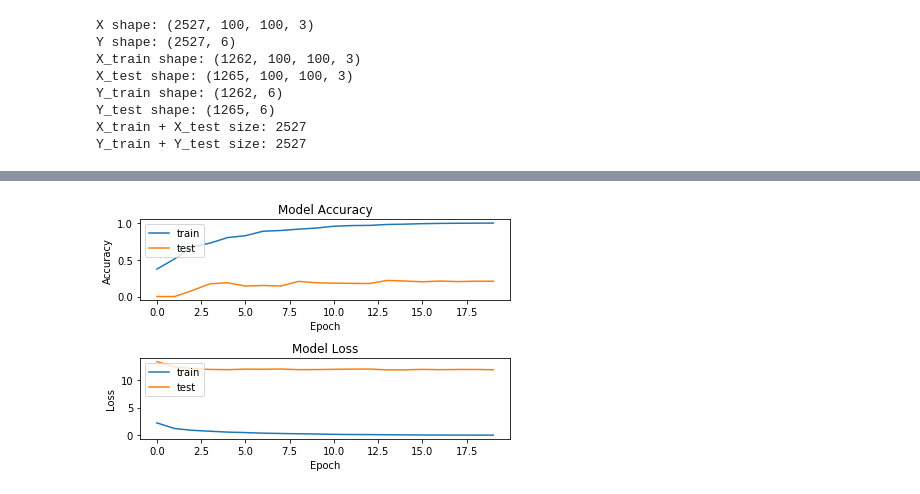
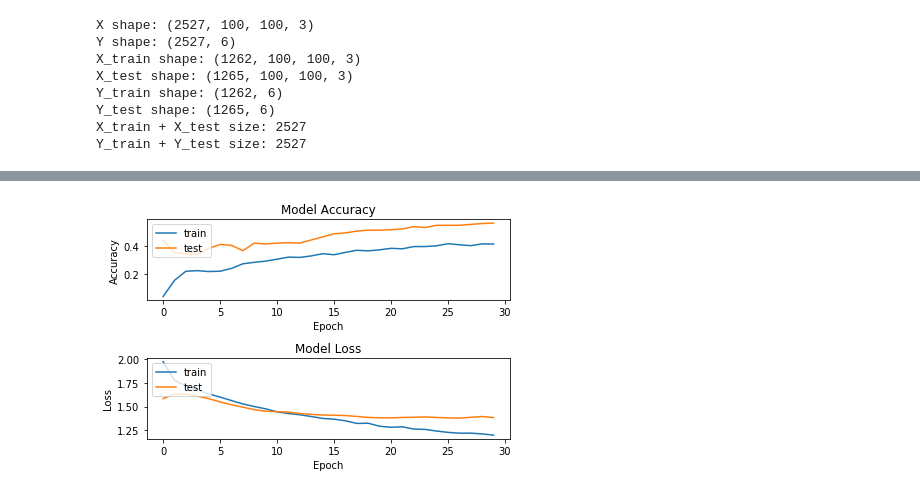
Before and after one commit to CSCI4850/S19-team1-project, a Jupyter notebook: project_code.ipynb, the cells around one changed output, grey strips where cells are left out. Saved outputs shown, nothing was run; the diff lists cells and outputs as text; code cells hidden in the pictures.

Commit message:
NN val accuracy increased.

```diff
--- a/project_code.ipynb
+++ b/project_code.ipynb
@@ -72,8 +76,8 @@ X_test = np.array([])
 Y_train = np.array([])
 Y_test = np.array([])
 
-X_train.shape = (0, 100, 100, 3)
-X_test.shape = (0, 100, 100, 3)
+X_train.shape = (0, size, size, 3)
+X_test.shape = (0, size, size, 3)
 Y_train.shape = (0, 6)
 Y_test.shape = (0, 6)
 
@@ -123,21 +127,34 @@ model = keras.Sequential()
 model.add(keras.layers.Conv2D(24, kernel_size = (1, 1), # squeeze
                               activation = 'relu',
                               bias_initializer = keras.initializers.RandomUniform(minval = 0.001, maxval = 0.4, seed = None),
-                              input_shape = [100, 100, 3]))
-model.add(keras.layers.Conv2D(24, kernel_size = (4, 4), # map
+                              kernel_initializer = keras.initializers.RandomUniform(minval = 0.001, maxval = 0.4, seed = None),
+                              input_shape = [size, size, 3]))
+#model.add(keras.layers.BatchNormalization(momentum = 0.95))
+
+model.add(keras.layers.Conv2D(24, kernel_size = (3, 3), # map
                               activation = 'relu',
-                              bias_initializer = keras.initializers.RandomUniform(minval = 0.001, maxval = 0.4, seed = None)))
+                              bias_initializer = keras.initializers.RandomUniform(minval = 0.001, maxval = 0.4, seed = None),
+                              kernel_initializer = keras.initializers.RandomUniform(minval = 0.001, maxval = 0.4, seed = None)
+                              ))
+#model.add(keras.layers.BatchNormalization(momentum = 0.95))
+
 model.add(keras.layers.Conv2D(32, kernel_size = (1, 1), # expand
                              activation = 'relu',
-                             bias_initializer = keras.initializers.RandomUniform(minval = 0.001, maxval = 0.2, seed = None)))
-model.add(keras.layers.MaxPooling2D(pool_size = (3, 3)))
+                             bias_initializer = keras.initializers.RandomUniform(minval = 0.001, maxval = 0.4, seed = None),
+                             kernel_initializer = keras.initializers.RandomUniform(minval = 0.001, maxval = 0.4, seed = None)
+                             ))
+model.add(keras.layers.BatchNormalization(momentum = 0.99))
+model.add(keras.layers.MaxPooling2D(pool_size = (2, 2)))
+#model.add(keras.layers.BatchNormalization(momentum = 0.99))
 
+model.add(keras.layers.Flatten())
+model.add(keras.layers.Dense(Y.shape[1], activation = 'relu',
+                            bias_initializer = keras.initializers.RandomUniform(minval = 0.001, maxval = 0.4, seed = None)))
 model.add(keras.layers.Dropout(0.1))
-model.add(keras.layers.Flatten())
 model.add(keras.layers.Dense(Y.shape[1], activation = 'softmax'))
 
 model.compile(loss = keras.losses.categorical_crossentropy,
-             optimizer = keras.optimizers.Adam(lr = 0.001),
+             optimizer = keras.optimizers.Adam(lr = 0.000001),
              metrics = ['accuracy'])
 
 model.summary()
@@ -161,7 +178,7 @@ Non-trainable params: 0
 _________________________________________________________________
 # %%
-history = model.fit(X_train, Y_train, batch_size = 100,
-                    epochs = 20, verbose = 0, validation_split = 0.3,
+history = model.fit(X_train, Y_train, batch_size = 200,
+                    epochs = 30, verbose = 0, validation_split = 0.25,
                     callbacks = [TQDMNotebookCallback()])
 print('Accuracy: ', model.evaluate(X, Y)[1] * 100.0, '%')
 # %% [output]
@@ -172,25 +188,25 @@ Accuracy:  73.64463791056589 %
 # %%
 plt.figure(1)
 
 # Accuracy
 plt.subplot(211)
-plt.plot(history.history['acc'])
+plt.plot(history.history['acc'])S
 plt.plot(history.history['val_acc'])
-plt.title('Model Accuracy')
+plt.title('Model Accuracy')SDSS
 plt.ylabel('Accuracy')
 plt.xlabel('Epoch')
 plt.legend(['train', 'test'], loc = 'upper left')
 
 # Loss
 plt.subplot(212)
 plt.plot(history.history['loss'])
 plt.plot(history.history['val_loss'])
 plt.title('Model Loss')
 plt.ylabel('Loss')
 plt.xlabel('Epoch')
 plt.legend(['train', 'test'], loc = 'upper left')
 
 plt.tight_layout()
 plt.show()
 # %% [output]
-[figure, old version]
+[figure, new version]
```
Also changed, not shown: parts of 9 cells of this notebook, 4 other files.
